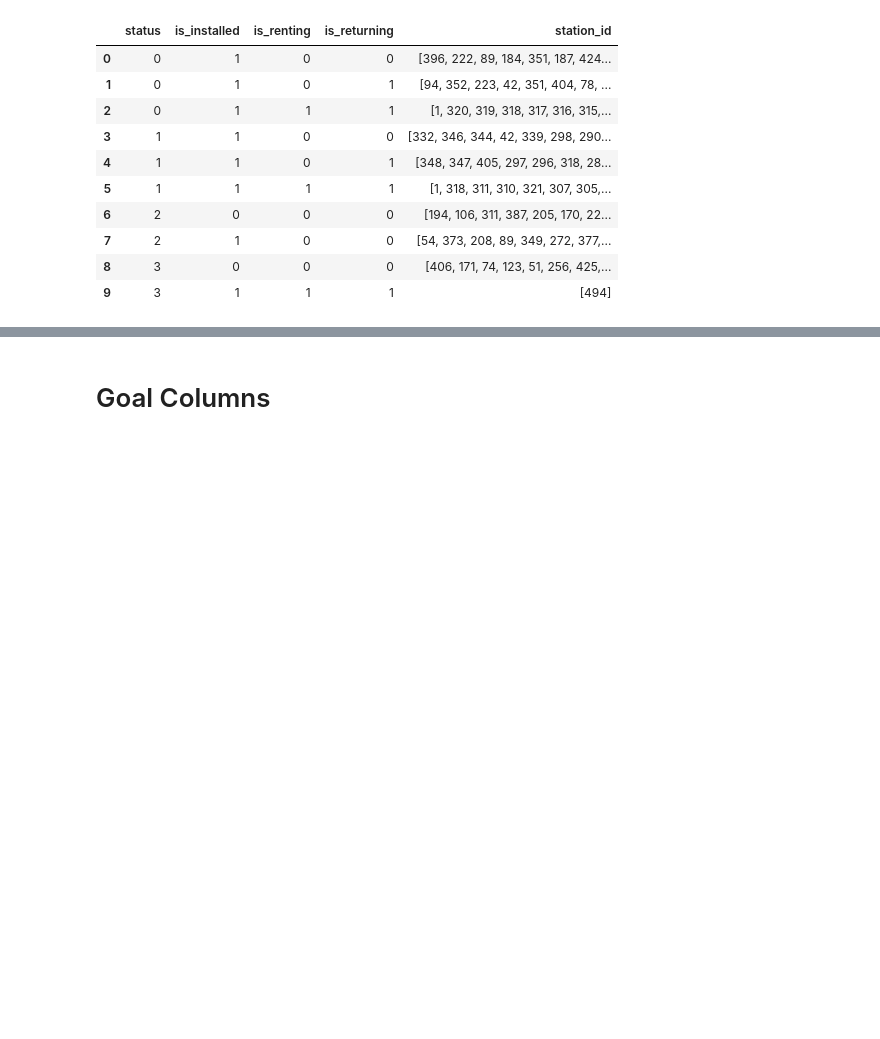
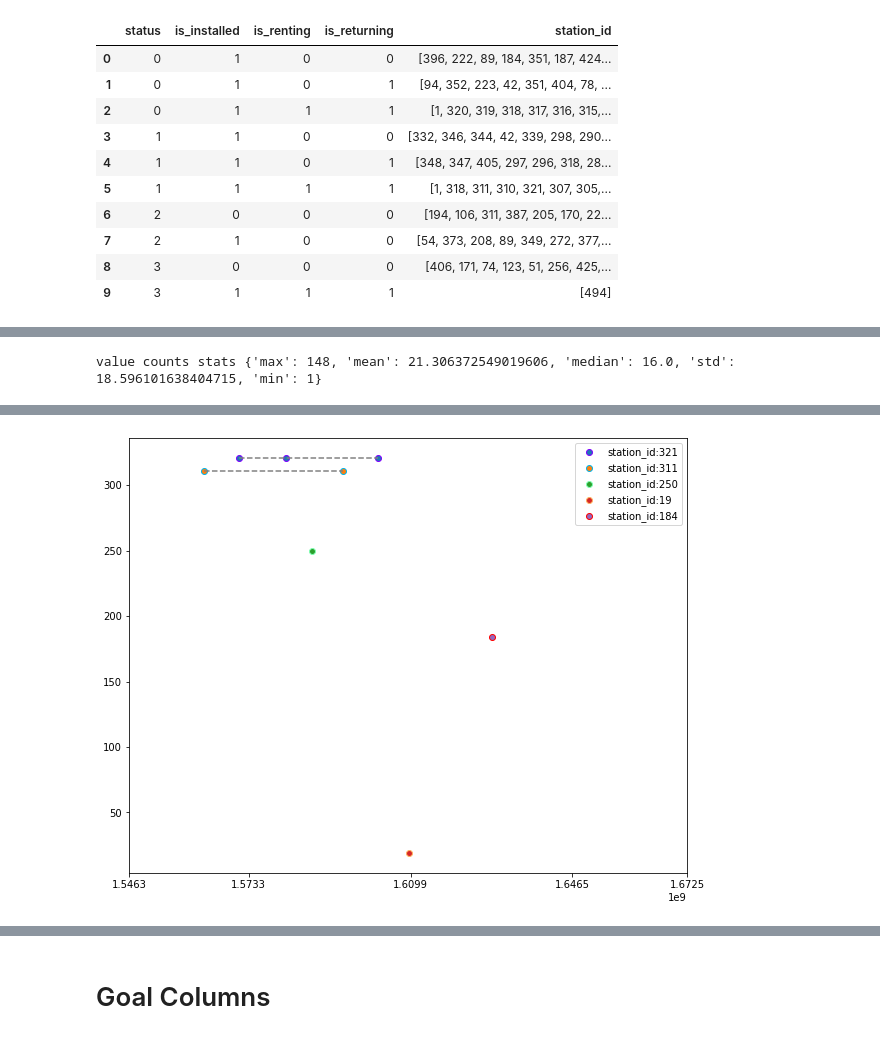
Before and after one commit to or1ol/CaptstoneProject, a Jupyter notebook: dades_complet_v1-2.ipynb, the cells around one changed output, grey strips where cells are left out. Drawn from its saved outputs; the diff is of its cells as text; code cells hidden in the pictures; blank space fills up the shorter version.

```diff
--- a/dades_complet_v1-2.ipynb
+++ b/dades_complet_v1-2.ipynb
@@ -126,4 +158,4 @@ zeros
 # %%
 %%time
 
-uniques = get_columns_unique(filtered_bbdd)
+uniques = get_columns_unique(bbdd_completa)
@@ -583 +675,18 @@ Wall time: 59.9 s
 [figure]
+# %%
+%%time
+# case of station with opened status and is installed and is renting and returning
+filtered = filter_data(filtered_bbdd, status_of_station, 3)
+
+scatter_columns(
+    filtered,
+    'timestamp',
+    'station_id',
+    'station_id',
+    tail=True,
+    xticks=xticks,
+    figsize=(10,8),
+    count=5
+)
+# %% [output]
+value counts stats {'max': 148, 'mean': 21.306372549019606, 'median': 16.0, 'std': 18.596101638404715, 'min': 1}
@@ -583,0 +695 @@ Wall time: 59.9 s
+[figure, added]
```
Also changed, not shown: parts of 86 cells of this notebook, 1 other file.
